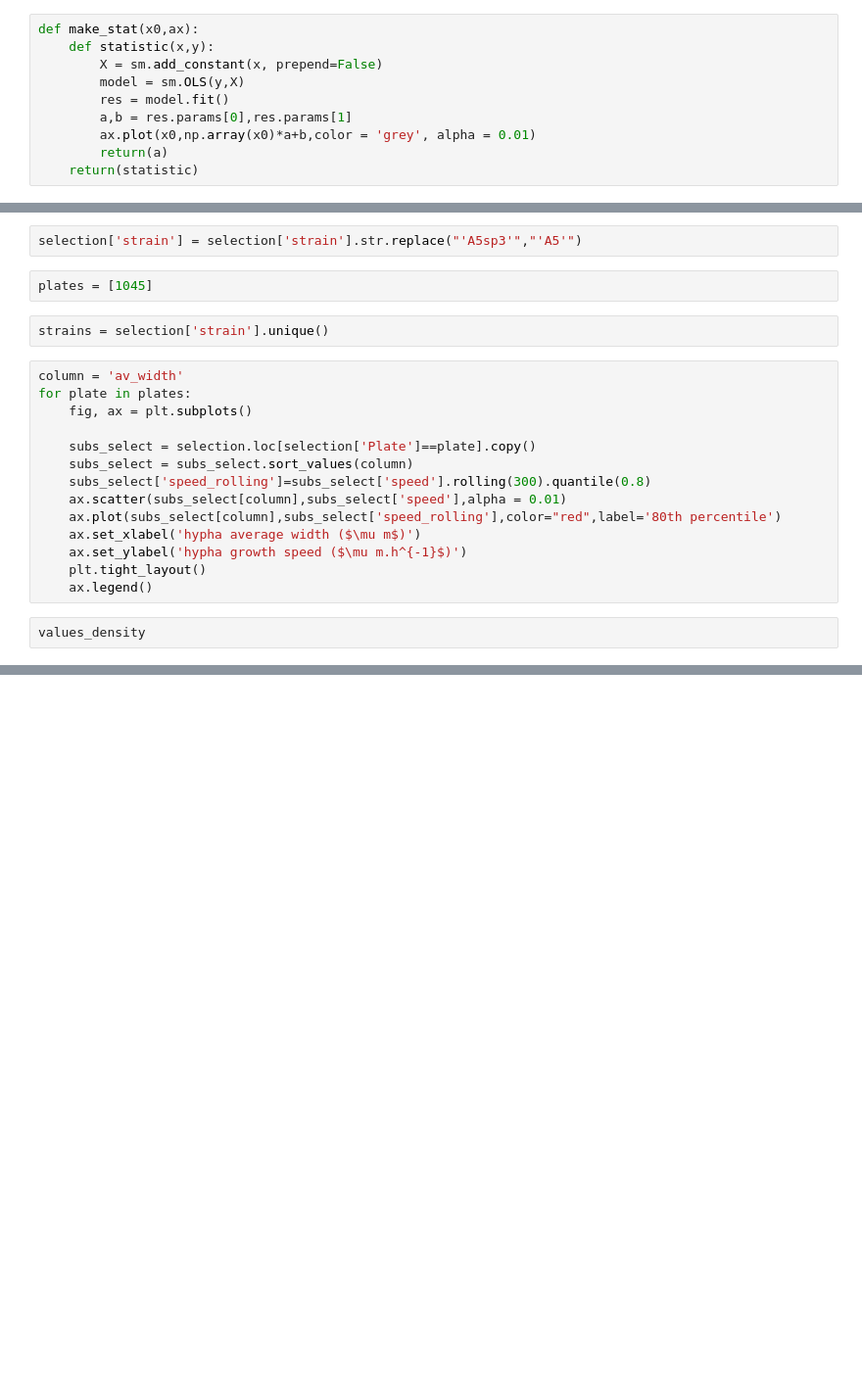
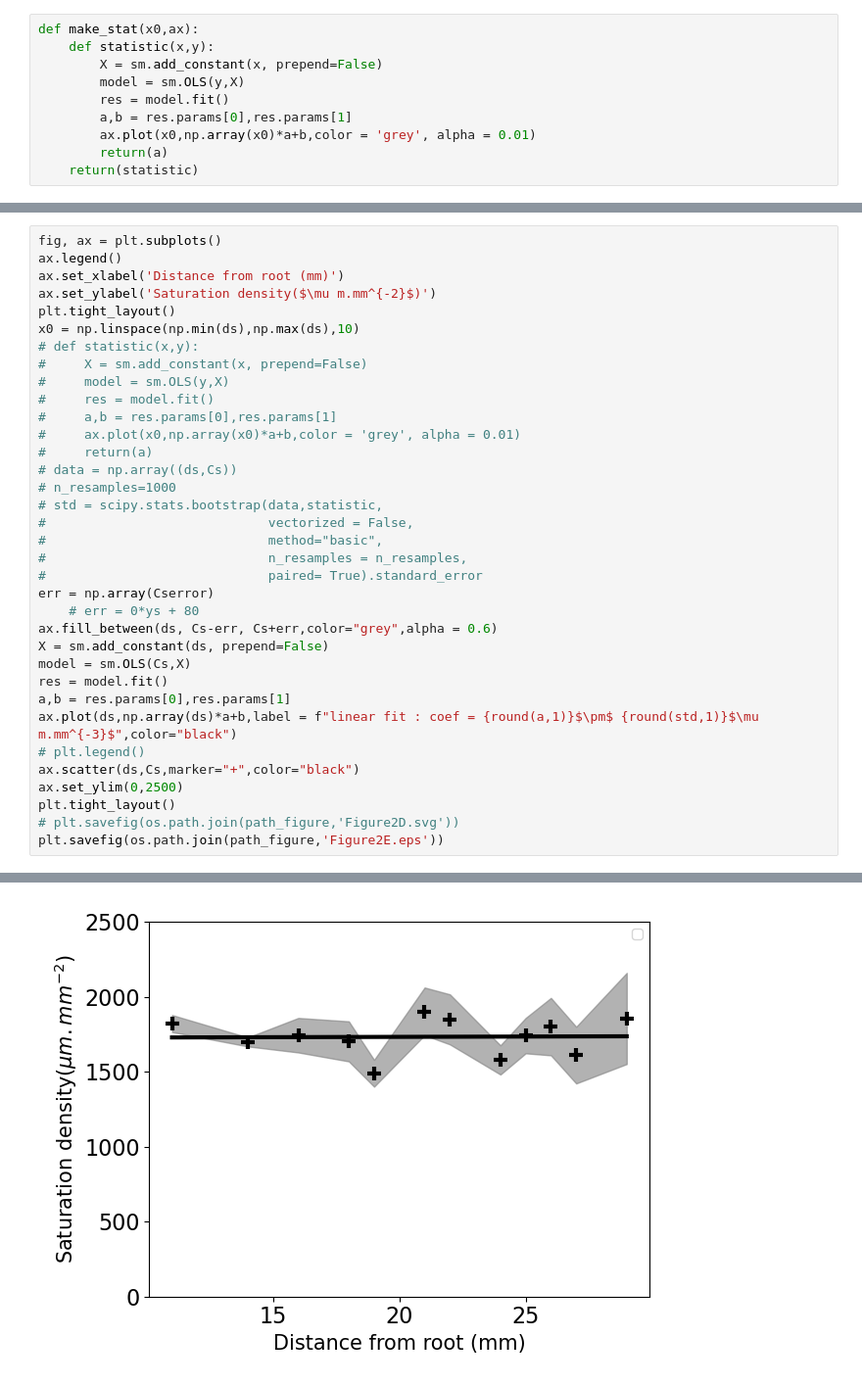
Before and after one commit to Cocopyth/local_amf, a Jupyter notebook: data/Figures_paper/Final_figure/fig2.ipynb, the cells around one changed output, grey strips where cells are left out. Shown at 98% size. Drawn from its saved outputs; the diff is of its cells as text; blank space fills up the shorter version.

```diff
--- a/data/Figures_paper/Final_figure/fig2.ipynb
+++ b/data/Figures_paper/Final_figure/fig2.ipynb
@@ -746,22 +1169,36 @@ selection['speed_rolling']=selection['speed'].rolling(300).mean()
-# %%
-selection['strain'] = selection['strain'].str.replace("'A5sp3'","'A5'")
-# %%
-plates = [1045]
-# %%
-strains = selection['strain'].unique()
-# %%
-column = 'av_width'
-for plate in plates:
-    fig, ax = plt.subplots()
-
-    subs_select = selection.loc[selection['Plate']==plate].copy()
-    subs_select = subs_select.sort_values(column)
-    subs_select['speed_rolling']=subs_select['speed'].rolling(300).quantile(0.8)
-    ax.scatter(subs_select[column],subs_select['speed'],alpha = 0.01)
-    ax.plot(subs_select[column],subs_select['speed_rolling'],color="red",label='80th percentile')
-    ax.set_xlabel('hypha average width ($\mu m$)')
-    ax.set_ylabel('hypha growth speed ($\mu m.h^{-1}$)')
-    plt.tight_layout()
-    ax.legend()
-# %%
-values_density
+# %%
+fig, ax = plt.subplots()
+ax.legend()
+ax.set_xlabel('Distance from root (mm)')
+ax.set_ylabel('Saturation density($\mu m.mm^{-2}$)')
+plt.tight_layout()
+x0 = np.linspace(np.min(ds),np.max(ds),10)
+# def statistic(x,y):
+#     X = sm.add_constant(x, prepend=False)
+#     model = sm.OLS(y,X)
+#     res = model.fit()
+#     a,b = res.params[0],res.params[1]
+#     ax.plot(x0,np.array(x0)*a+b,color = 'grey', alpha = 0.01)
+#     return(a)
+# data = np.array((ds,Cs))
+# n_resamples=1000
+# std = scipy.stats.bootstrap(data,statistic,
+#                             vectorized = False,
+#                             method="basic",
+#                             n_resamples = n_resamples,
+#                             paired= True).standard_error
+err = np.array(Cserror)
+    # err = 0*ys + 80
+ax.fill_between(ds, Cs-err, Cs+err,color="grey",alpha = 0.6)
+X = sm.add_constant(ds, prepend=False)
+model = sm.OLS(Cs,X)
+res = model.fit()
+a,b = res.params[0],res.params[1]
+ax.plot(ds,np.array(ds)*a+b,label = f"linear fit : coef = {round(a,1)}$\pm$ {round(std,1)}$\mu m.mm^{-3}$",color="black")
+# plt.legend()
+ax.scatter(ds,Cs,marker="+",color="black")
+ax.set_ylim(0,2500)
+plt.tight_layout()
+# plt.savefig(os.path.join(path_figure,'Figure2D.svg'))
+plt.savefig(os.path.join(path_figure,'Figure2E.eps'))
+# %% [output]
@@ -767,0 +1207 @@ values_density
+[figure, added]
```
Also changed, not shown: parts of 45 cells of this notebook, 26 other files.
